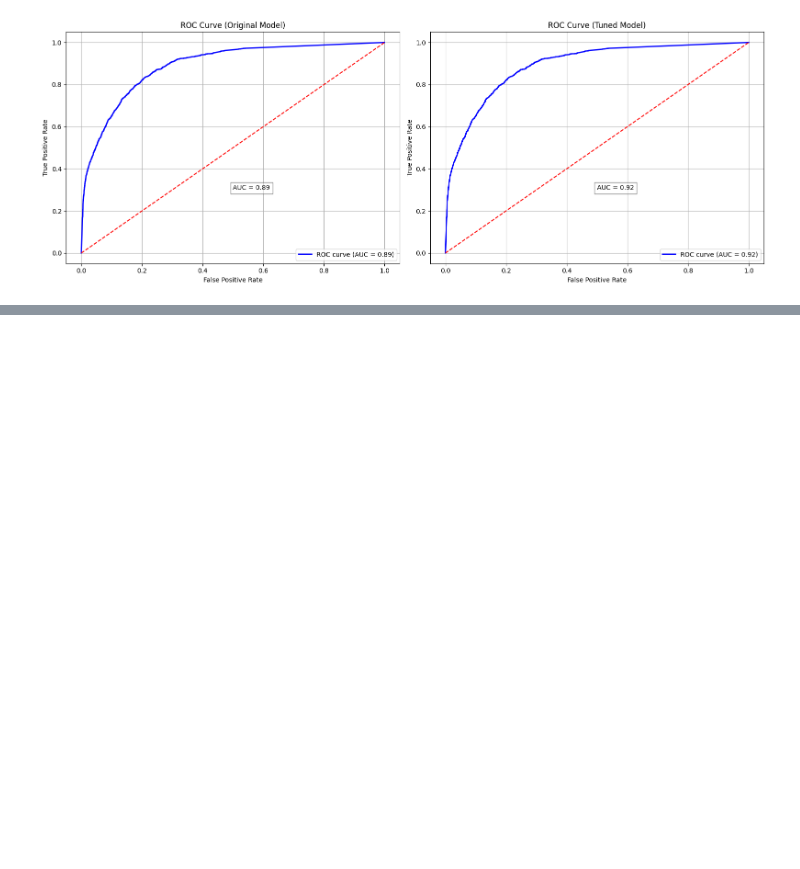
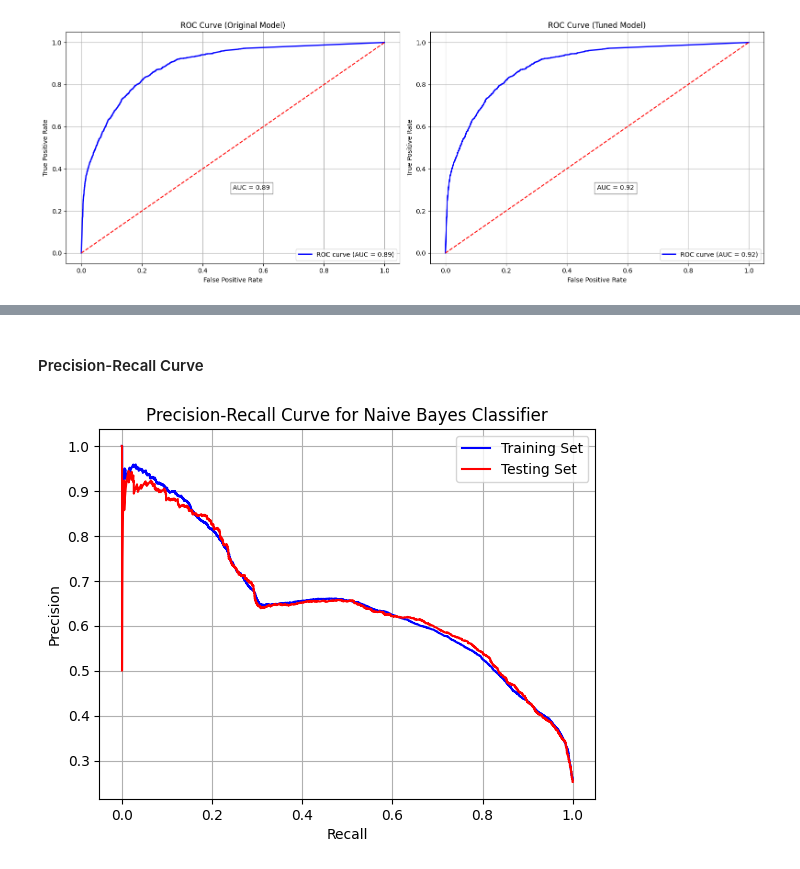
Before and after one commit to SandinMaheeshakya/ML-Income-Prediction-System, a Jupyter notebook: Clasification Models and Evaluation.ipynb, the cells around one changed output, grey strips where cells are left out. Drawn from its saved outputs; the diff is of its cells as text; code cells hidden in the pictures; blank space fills up the shorter version.

```diff
--- a/Clasification Models and Evaluation.ipynb
+++ b/Clasification Models and Evaluation.ipynb
@@ -579,0 +672,26 @@ plt.show()
+# %% [markdown]
+#### Precision-Recall Curve
+# %%
+# Get decision function scores for both training and testing sets
+y_train_scores = nb_clf.predict_proba(X_train)[:, 1]
+y_test_scores = nb_clf.predict_proba(X_test)[:, 1]
+
+# Compute precision-recall curve for training set
+train_precision, train_recall, _ = precision_recall_curve(y_train, y_train_scores)
+
+# Compute precision-recall curve for testing set
+test_precision, test_recall, _ = precision_recall_curve(y_test, y_test_scores)
+
+# Plot precision-recall curve for training set
+plt.plot(train_recall, train_precision, label='Training Set', color='b')
+# Plot precision-recall curve for testing set
+plt.plot(test_recall, test_precision, label='Testing Set', color='r')
+
+plt.xlabel('Recall')
+plt.ylabel('Precision')
+plt.title('Precision-Recall Curve for Naive Bayes Classifier')
+plt.legend()
+plt.grid(True)
+plt.show()
+# %% [output]
+[figure, added]
```
Also changed, not shown: parts of 13 cells of this notebook, 1 other file.
